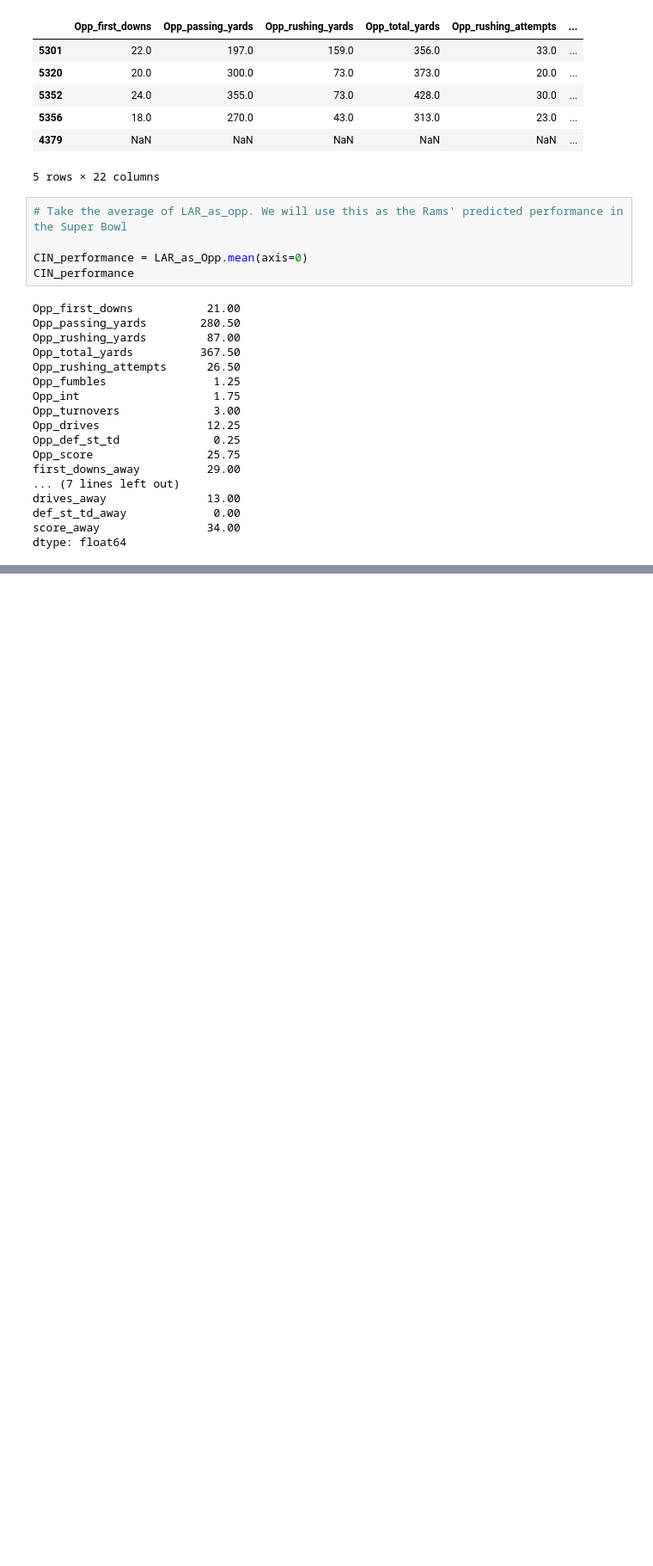
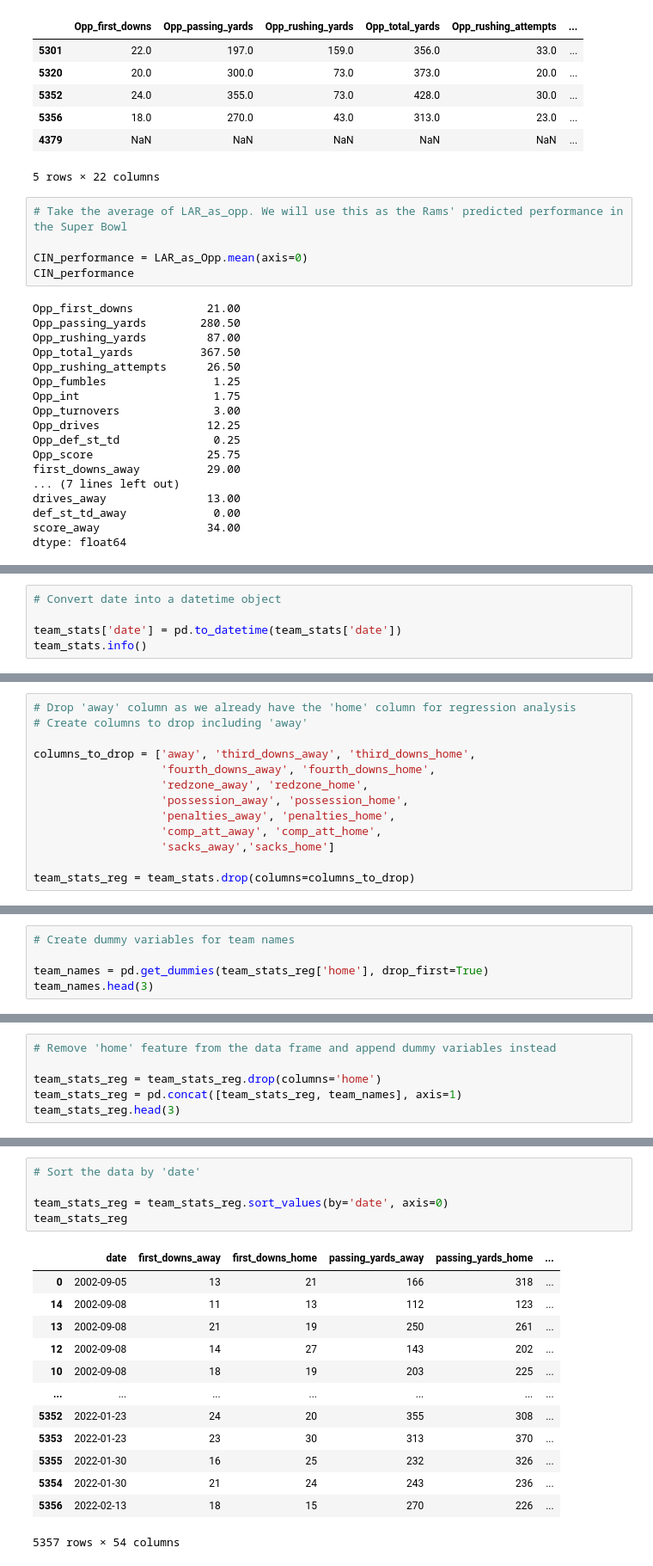
Before and after one commit to graymychael/NFL_Superbowl_LVI_winner_prediction, a Jupyter notebook: notebooks/Pre-processing_Work_and_Model.ipynb, the cells around one changed output, grey strips where cells are left out. Shown at 86% size. Saved outputs shown, nothing was run; the diff lists cells and outputs as text; blank space fills up the shorter version.

```diff
--- a/notebooks/Pre-processing_Work_and_Model.ipynb
+++ b/notebooks/Pre-processing_Work_and_Model.ipynb
@@ -396,0 +453,5 @@ dtype: float64
+# %%
+# Convert date into a datetime object
+
+team_stats['date'] = pd.to_datetime(team_stats['date'])
+team_stats.info()
@@ -396,0 +476,13 @@ dtype: float64
+# %%
+# Drop 'away' column as we already have the 'home' column for regression analysis
+# Create columns to drop including 'away'
+
+columns_to_drop = ['away', 'third_downs_away', 'third_downs_home',
+                   'fourth_downs_away', 'fourth_downs_home',
+                   'redzone_away', 'redzone_home',
+                   'possession_away', 'possession_home',
+                   'penalties_away', 'penalties_home',
+                   'comp_att_away', 'comp_att_home',
+                   'sacks_away','sacks_home']
+
+team_stats_reg = team_stats.drop(columns=columns_to_drop)
@@ -396,0 +501,5 @@ dtype: float64
+# %%
+# Create dummy variables for team names
+
+team_names = pd.get_dummies(team_stats_reg['home'], drop_first=True)
+team_names.head(3)
@@ -396,0 +512,6 @@ dtype: float64
+# %%
+# Remove 'home' feature from the data frame and append dummy variables instead
+
+team_stats_reg = team_stats_reg.drop(columns='home')
+team_stats_reg = pd.concat([team_stats_reg, team_names], axis=1)
+team_stats_reg.head(3)
@@ -396,0 +524,19 @@ dtype: float64
+# %%
+# Sort the data by 'date'
+
+team_stats_reg = team_stats_reg.sort_values(by='date', axis=0)
+team_stats_reg
+# %% [output]
+|  | date | first_downs_away | first_downs_home | passing_yards_away | passing_yards_home | ... |
+| 0 | 2002-09-05 | 13 | 21 | 166 | 318 | ... |
+| 14 | 2002-09-08 | 11 | 13 | 112 | 123 | ... |
+| 13 | 2002-09-08 | 21 | 19 | 250 | 261 | ... |
+| 12 | 2002-09-08 | 14 | 27 | 143 | 202 | ... |
+| 10 | 2002-09-08 | 18 | 19 | 203 | 225 | ... |
+| ... | ... | ... | ... | ... | ... | ... |
+| 5352 | 2022-01-23 | 24 | 20 | 355 | 308 | ... |
+| 5353 | 2022-01-23 | 23 | 30 | 313 | 370 | ... |
+| 5355 | 2022-01-30 | 16 | 25 | 232 | 326 | ... |
+| 5354 | 2022-01-30 | 21 | 24 | 243 | 236 | ... |
+| 5356 | 2022-02-13 | 18 | 15 | 270 | 226 | ... |
+5357 rows × 54 columns
```
Also changed, not shown: parts of 17 cells of this notebook.
